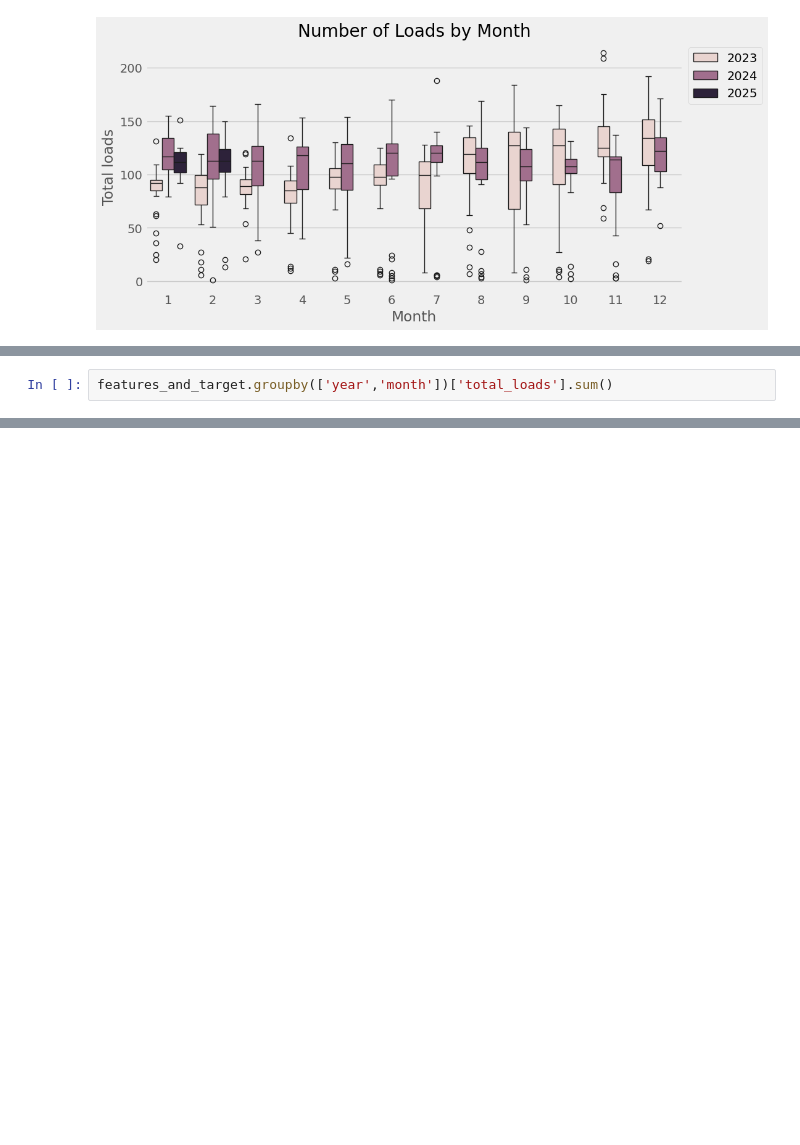
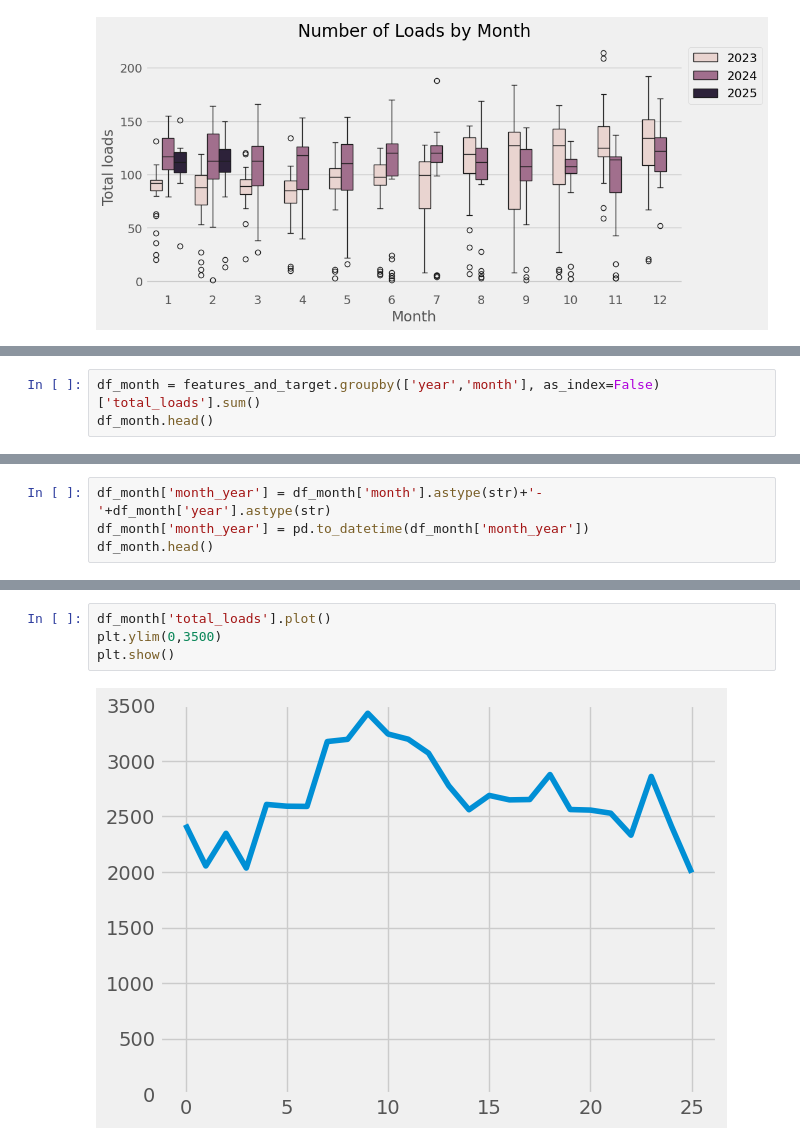
Before and after one commit to diogojfr/time_series_studies, a Jupyter notebook: Daily Loads.ipynb, the cells around one changed output, grey strips where cells are left out. Cells and saved outputs as stored; diff of their text form; blank space fills up the shorter version.

```diff
--- a/Daily Loads.ipynb
+++ b/Daily Loads.ipynb
@@ -128,3 +132,4 @@ features_and_target.head()
 # %%
-features_and_target.groupby(['year','month'])['total_loads'].sum()
+df_month = features_and_target.groupby(['year','month'], as_index=False)['total_loads'].sum()
+df_month.head()
 # %% [output]
@@ -147,0 +146,4 @@ Name: total_loads, dtype: int64
+# %%
+df_month['month_year'] = df_month['month'].astype(str)+'-'+df_month['year'].astype(str)
+df_month['month_year'] = pd.to_datetime(df_month['month_year'])
+df_month.head()
@@ -148 +157,7 @@ Name: total_loads, dtype: int64
+# %%
+df_month['total_loads'].plot()
+plt.ylim(0,3500)
+plt.show()
+# %% [output]
+[figure, added]
 # %%
```
Also changed, not shown: parts of 14 cells of this notebook.
